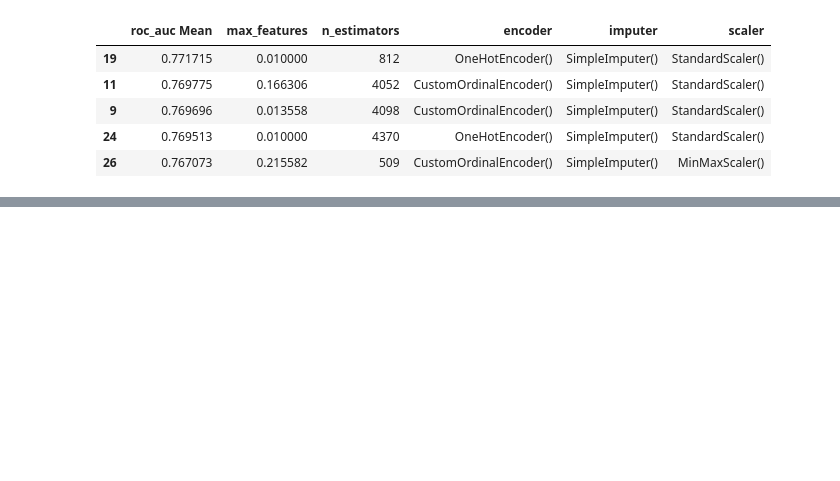
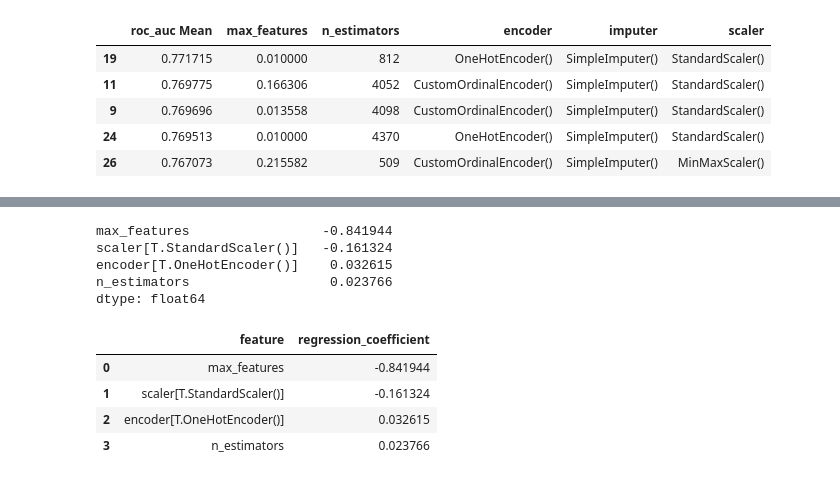
Before and after one commit to shane-kercheval/dash-ml-explorer, a Jupyter notebook: example-scripts/Classification Project/Random Forest/Run 1 - Random Forest - BayesSearchCV.ipynb, the cells around one changed output, grey strips where cells are left out. Cells and saved outputs as stored; diff of their text form; code cells hidden in the pictures; blank space fills up the shorter version.

```diff
--- a/example-scripts/Classification Project/Random Forest/Run 1 - Random Forest - BayesSearchCV.ipynb
+++ b/example-scripts/Classification Project/Random Forest/Run 1 - Random Forest - BayesSearchCV.ipynb
@@ -457,0 +508,10 @@ parser.to_dataframe()
+# %%
+score_dataframe_transformed['roc_auc_Mean'] = score_dataframe_transformed['roc_auc_Mean'].astype('float')
+score_dataframe_transformed['max_features'] = score_dataframe_transformed['max_features'].astype('float')
+score_dataframe_transformed['n_estimators'] = score_dataframe_transformed['n_estimators'].astype('float')
+# %%
+print(formula)
+model = smf.ols(formula=formula,
+                data = score_dataframe_transformed)
+results = model.fit()
+print(results.summary())
@@ -457,0 +536,20 @@ parser.to_dataframe()
+# %%
+coefficients = results.params[results.params.index != 'Intercept']
+coefficients = coefficients.reindex(coefficients.abs().sort_values(ascending=False).index)
+# %%
+coefficients
+# %% [output]
+max_features                 -0.841944
+scaler[T.StandardScaler()]   -0.161324
+encoder[T.OneHotEncoder()]    0.032615
+n_estimators                  0.023766
+dtype: float64
+# %%
+coefficients = pd.DataFrame({'regression_coefficient': coefficients}).reset_index().rename(columns={'index': 'feature'})
+coefficients
+# %% [output]
+|  | feature | regression_coefficient |
+| 0 | max_features | -0.841944 |
+| 1 | scaler[T.StandardScaler()] | -0.161324 |
+| 2 | encoder[T.OneHotEncoder()] | 0.032615 |
+| 3 | n_estimators | 0.023766 |
```
Also changed, not shown: parts of 14 cells of this notebook.
